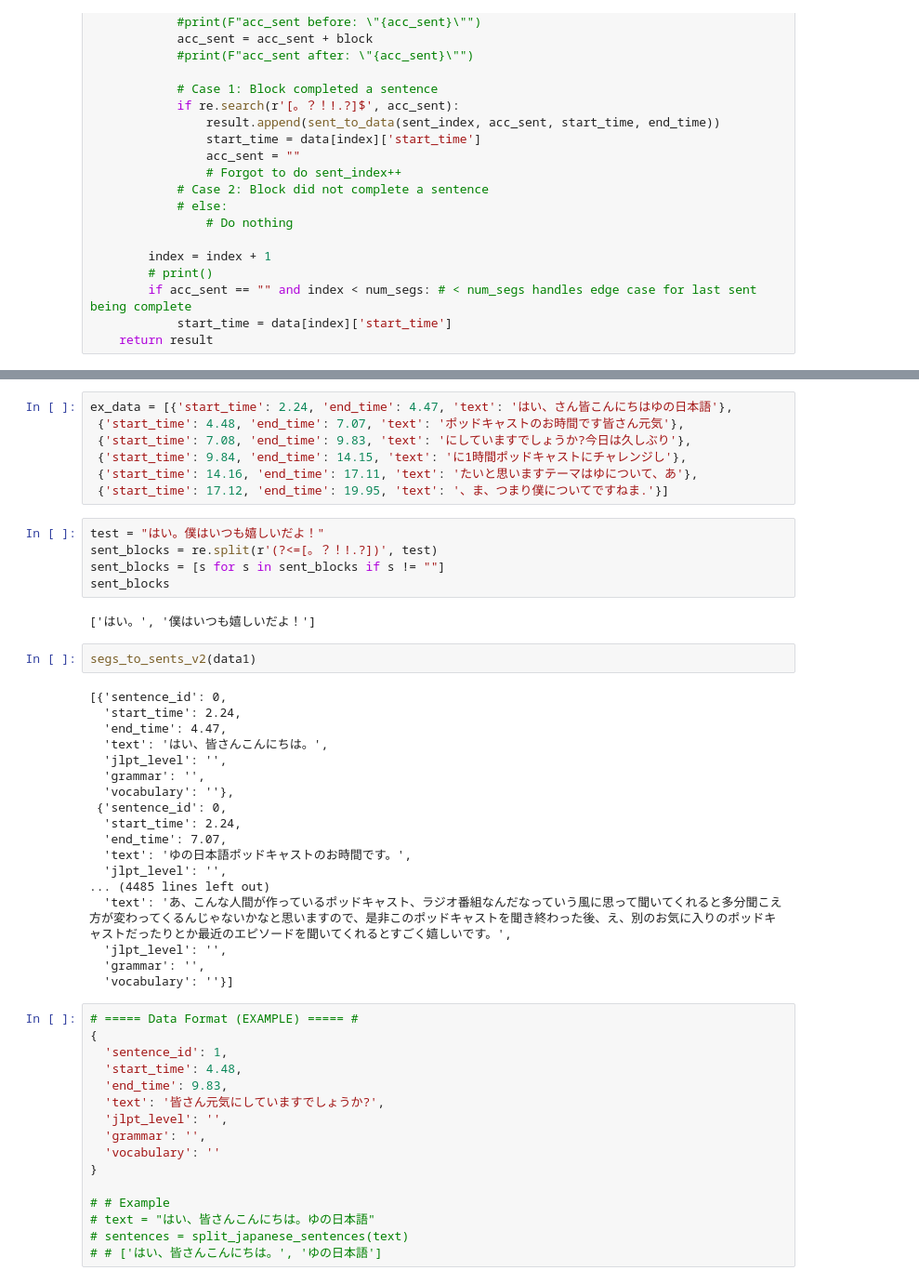
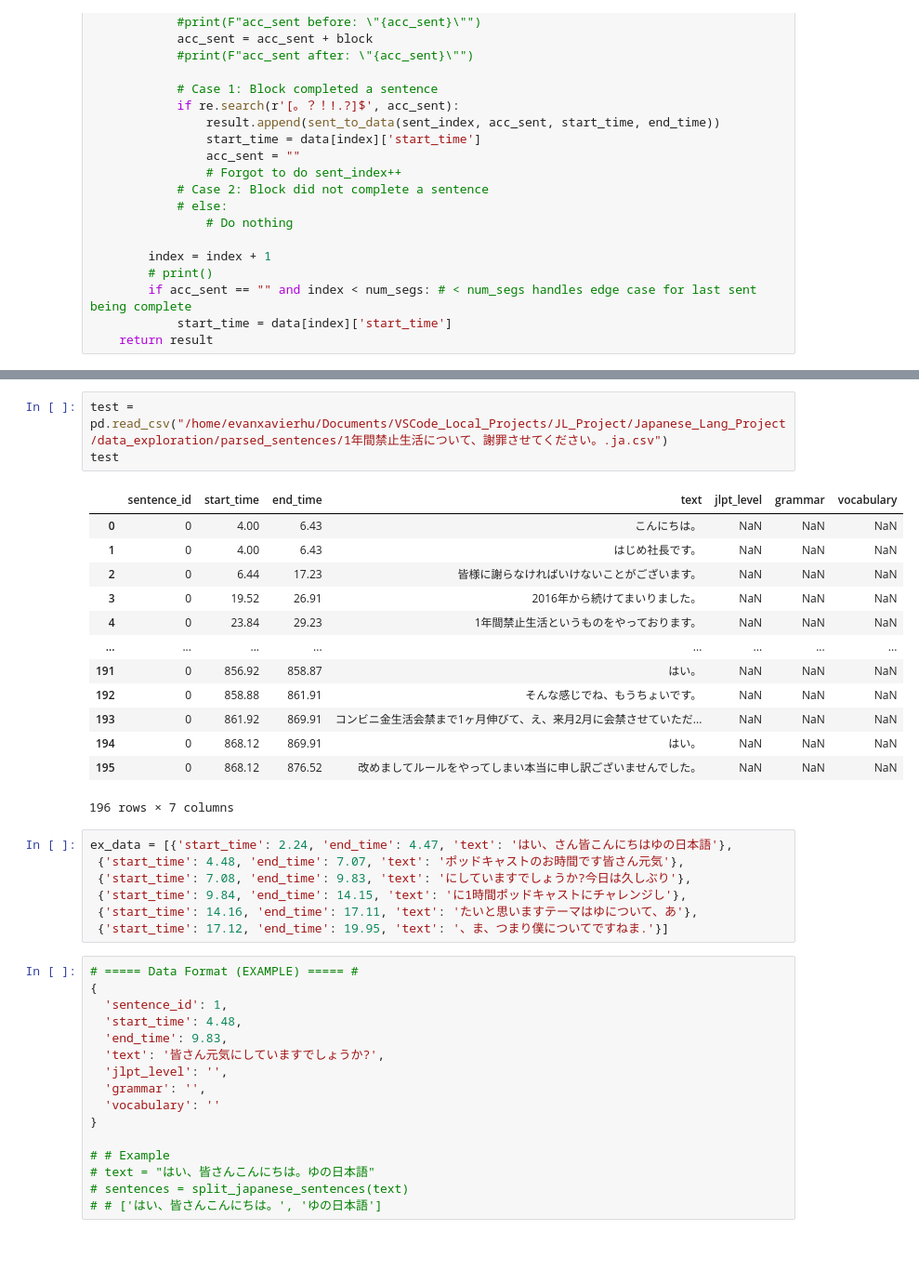
Before and after one commit to Evan-X-Hu/Japanese_Lang_Project, a Jupyter notebook: data_exploration/Japanese_Lang_Data.ipynb, the cells around one changed output, grey strips where cells are left out. Shown at 93% size. Drawn from its saved outputs; the diff is of its cells as text; blank space fills up the shorter version.

```diff
--- a/data_exploration/Japanese_Lang_Data.ipynb
+++ b/data_exploration/Japanese_Lang_Data.ipynb
@@ -430,3 +515,20 @@ def segs_to_sents_v2(data):
+# %%
+test = pd.read_csv("/home/evanxavierhu/Documents/VSCode_Local_Projects/JL_Project/Japanese_Lang_Project/data_exploration/parsed_sentences/1年間禁止生活について、謝罪させてください。.ja.csv")
+test
+# %% [output]
+|  | sentence_id | start_time | end_time | text | jlpt_level | grammar | vocabulary |
+| 0 | 0 | 4.00 | 6.43 | こんにちは。 | NaN | NaN | NaN |
+| 1 | 0 | 4.00 | 6.43 | はじめ社長です。 | NaN | NaN | NaN |
+| 2 | 0 | 6.44 | 17.23 | 皆様に謝らなければいけないことがございます。 | NaN | NaN | NaN |
+| 3 | 0 | 19.52 | 26.91 | 2016年から続けてまいりました。 | NaN | NaN | NaN |
+| 4 | 0 | 23.84 | 29.23 | 1年間禁止生活というものをやっております。 | NaN | NaN | NaN |
+| ... | ... | ... | ... | ... | ... | ... | ... |
+| 191 | 0 | 856.92 | 858.87 | はい。 | NaN | NaN | NaN |
+| 192 | 0 | 858.88 | 861.91 | そんな感じでね、もうちょいです。 | NaN | NaN | NaN |
+| 193 | 0 | 861.92 | 869.91 | コンビニ金生活会禁まで1ヶ月伸びて、え、来月2月に会禁させていただ... | NaN | NaN | NaN |
+| 194 | 0 | 868.12 | 869.91 | はい。 | NaN | NaN | NaN |
+| 195 | 0 | 868.12 | 876.52 | 改めましてルールをやってしまい本当に申し訳ございませんでした。 | NaN | NaN | NaN |
+196 rows × 7 columns
 # %%
 ex_data = [{'start_time': 2.24, 'end_time': 4.47, 'text': 'はい、さん皆こんにちはゆの日本語'},
  {'start_time': 4.48, 'end_time': 7.07, 'text': 'ポッドキャストのお時間です皆さん元気'},
@@ -434,33 +536,6 @@ ex_data = [{'start_time': 2.24, 'end_time': 4.47, 'text': 'はい、さん皆こ
  {'start_time': 9.84, 'end_time': 14.15, 'text': 'に1時間ポッドキャストにチャレンジし'},
  {'start_time': 14.16, 'end_time': 17.11, 'text': 'たいと思いますテーマはゆについて、あ'},
  {'start_time': 17.12, 'end_time': 19.95, 'text': '、ま、つまり僕についてですねま.'}]
-# %%
-test = "はい。僕はいつも嬉しいだよ！"
-sent_blocks = re.split(r'(?<=[。？！!.?])', test)
-sent_blocks = [s for s in sent_blocks if s != ""]
-sent_blocks
-# %% [output]
-['はい。', '僕はいつも嬉しいだよ！']
-# %%
-segs_to_sents_v2(data1)
-# %% [output]
-[{'sentence_id': 0,
-  'start_time': 2.24,
-  'end_time': 4.47,
-  'text': 'はい、皆さんこんにちは。',
-  'jlpt_level': '',
-  'grammar': '',
-  'vocabulary': ''},
- {'sentence_id': 0,
-  'start_time': 2.24,
-  'end_time': 7.07,
-  'text': 'ゆの日本語ポッドキャストのお時間です。',
-  'jlpt_level': '',
-... (4485 lines left out)
-  'text': 'あ、こんな人間が作っているポッドキャスト、ラジオ番組なんだなっていう風に思って聞いてくれると多分聞こえ方が変わってくるんじゃないかなと思いますので、是非このポッドキャストを聞き終わった後、え、別のお気に入りのポッドキャストだったりとか最近のエピソードを聞いてくれるとすごく嬉しいです。',
-  'jlpt_level': '',
-  'grammar': '',
-  'vocabulary': ''}]
 # %%
 # ===== Data Format (EXAMPLE) ===== #
 {
```
Also changed, not shown: parts of 31 cells of this notebook, 36 other files.
